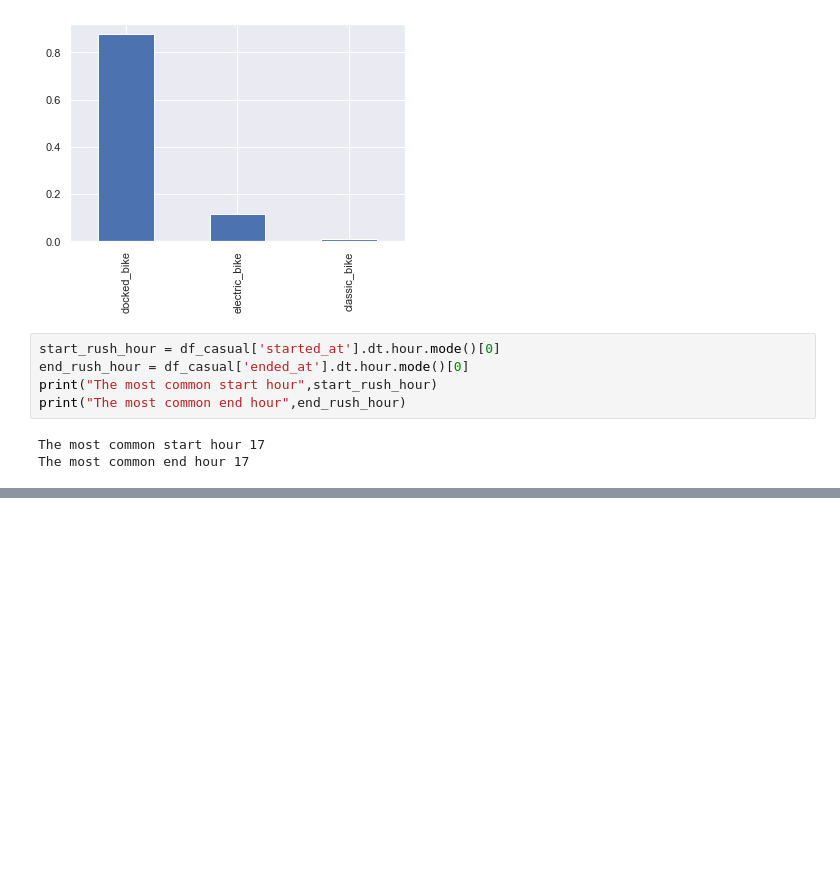
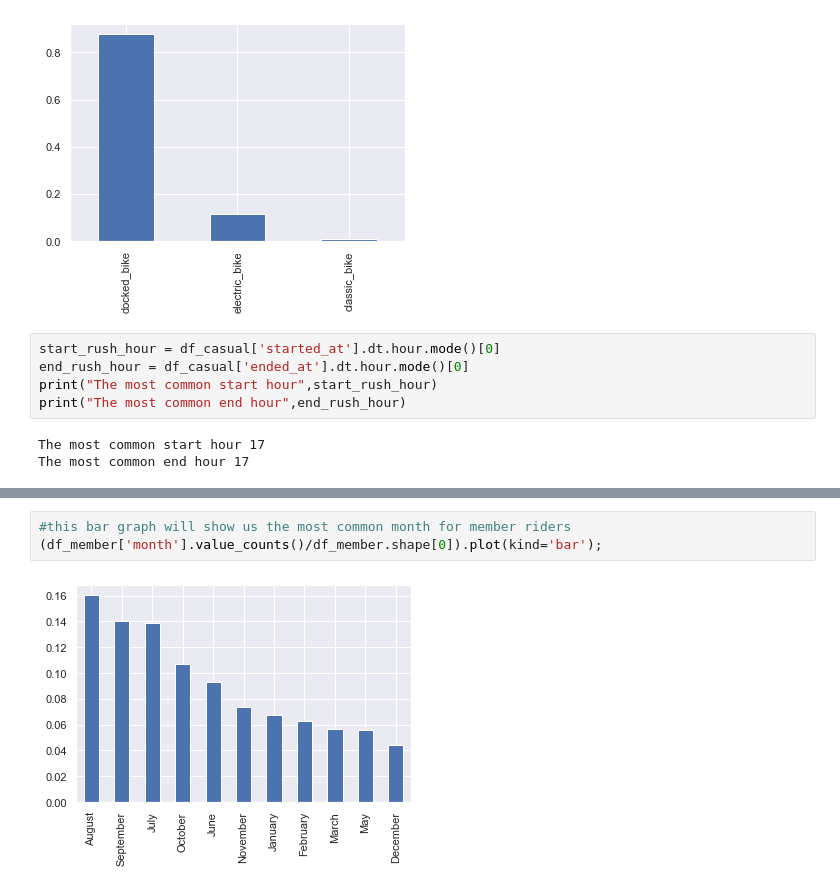
Before and after one commit to SABRIOUS/Google_Data_Analysis_Capstone, a Jupyter notebook: test_bkies.ipynb, the cells around one changed output, grey strips where cells are left out. Drawn from its saved outputs; the diff is of its cells as text; blank space fills up the shorter version.

Commit message:
finish the member

```diff
--- a/test_bkies.ipynb
+++ b/test_bkies.ipynb
@@ -269,0 +299,5 @@ The most common end hour 17
+# %%
+#this bar graph will show us the most common month for member riders
+(df_member['month'].value_counts()/df_member.shape[0]).plot(kind='bar');
+# %% [output]
+[figure, added]
```
Also changed, not shown: parts of 11 cells of this notebook.
